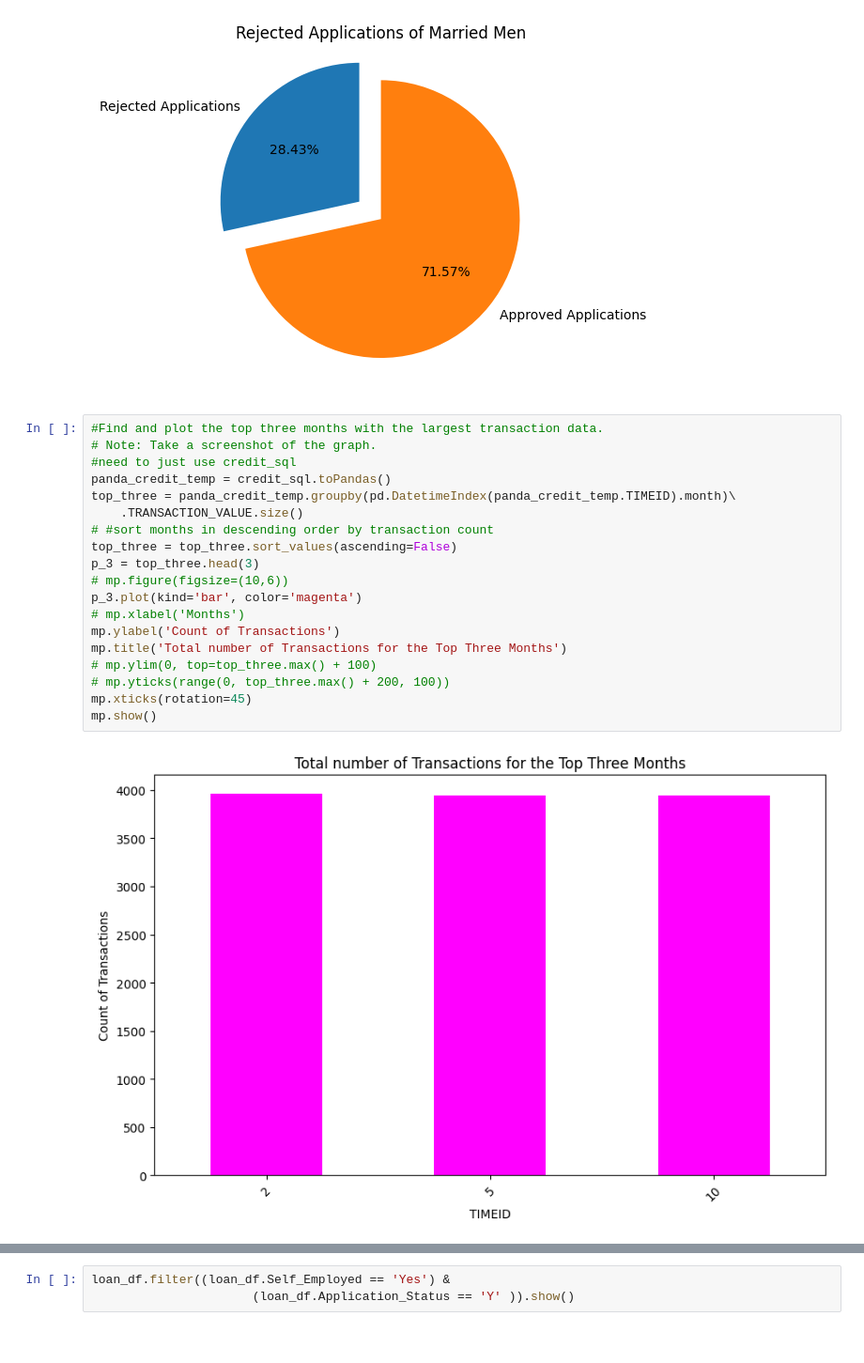
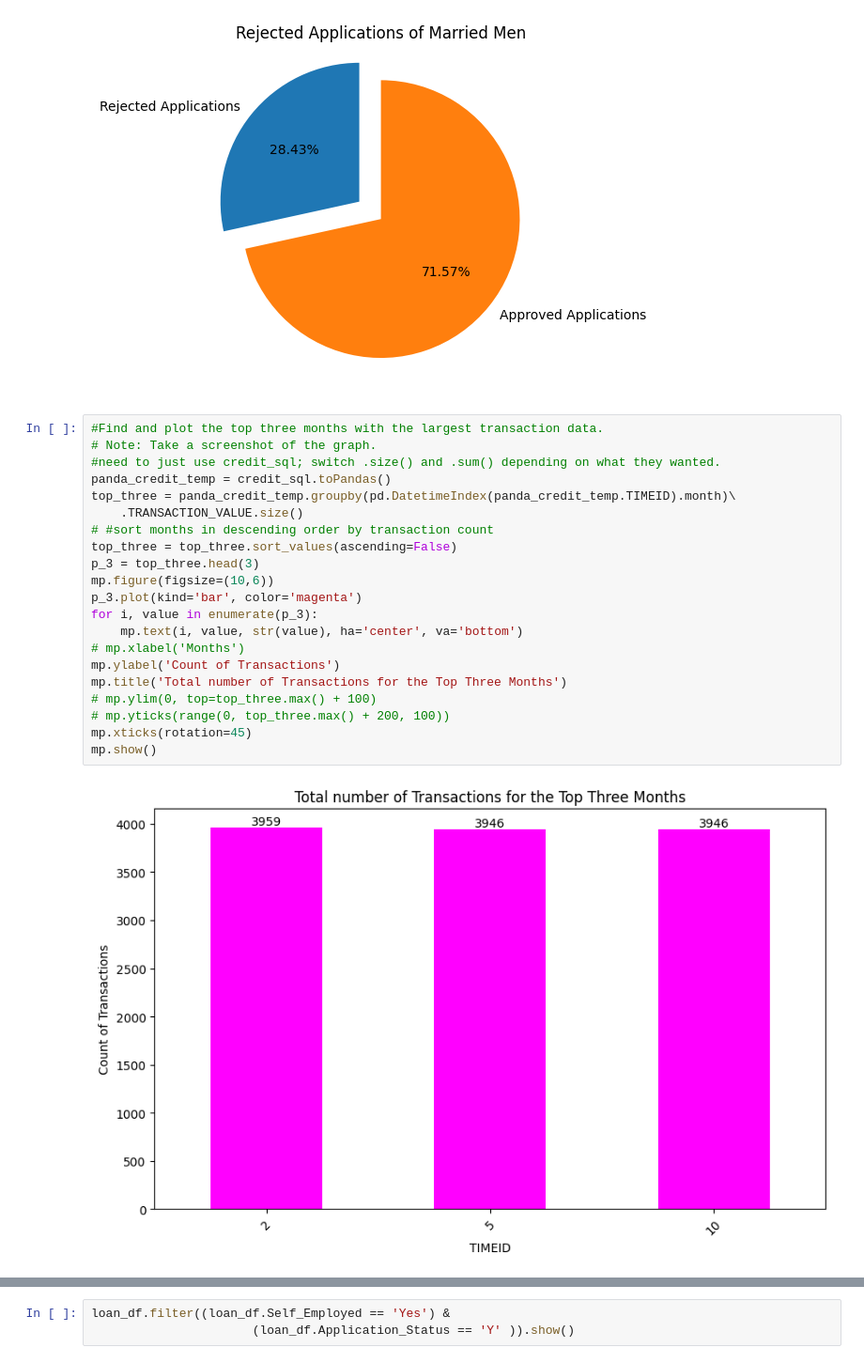
Before and after one commit to MikeJHChadwick/SBA-350-Final_Project, a Jupyter notebook: f_projectNB.ipynb, the cells around one changed output, grey strips where cells are left out. Shown at 94% size. Saved outputs shown, nothing was run; the diff lists cells and outputs as text.

```diff
--- a/f_projectNB.ipynb
+++ b/f_projectNB.ipynb
@@ -713,24 +712,26 @@ mp.show()
 # %%
 #Find and plot the top three months with the largest transaction data.
 # Note: Take a screenshot of the graph.
-#need to just use credit_sql
+#need to just use credit_sql; switch .size() and .sum() depending on what they wanted.
 panda_credit_temp = credit_sql.toPandas()
 top_three = panda_credit_temp.groupby(pd.DatetimeIndex(panda_credit_temp.TIMEID).month)\
     .TRANSACTION_VALUE.size()
 # #sort months in descending order by transaction count
 top_three = top_three.sort_values(ascending=False)
 p_3 = top_three.head(3)
-# mp.figure(figsize=(10,6))
+mp.figure(figsize=(10,6))
 p_3.plot(kind='bar', color='magenta')
+for i, value in enumerate(p_3):
+    mp.text(i, value, str(value), ha='center', va='bottom')
 # mp.xlabel('Months')
 mp.ylabel('Count of Transactions')
 mp.title('Total number of Transactions for the Top Three Months')
 # mp.ylim(0, top=top_three.max() + 100)
 # mp.yticks(range(0, top_three.max() + 200, 100))
 mp.xticks(rotation=45)
 mp.show()
 # %% [output]
-[figure, old version]
+[figure, new version]
 # %%
 #Find and plot which branch processed the highest total dollar value of healthcare transactions.
 # Note: Take a screenshot of the graph.
```
Also changed, not shown: parts of 3 cells of this notebook, 8 other files.
